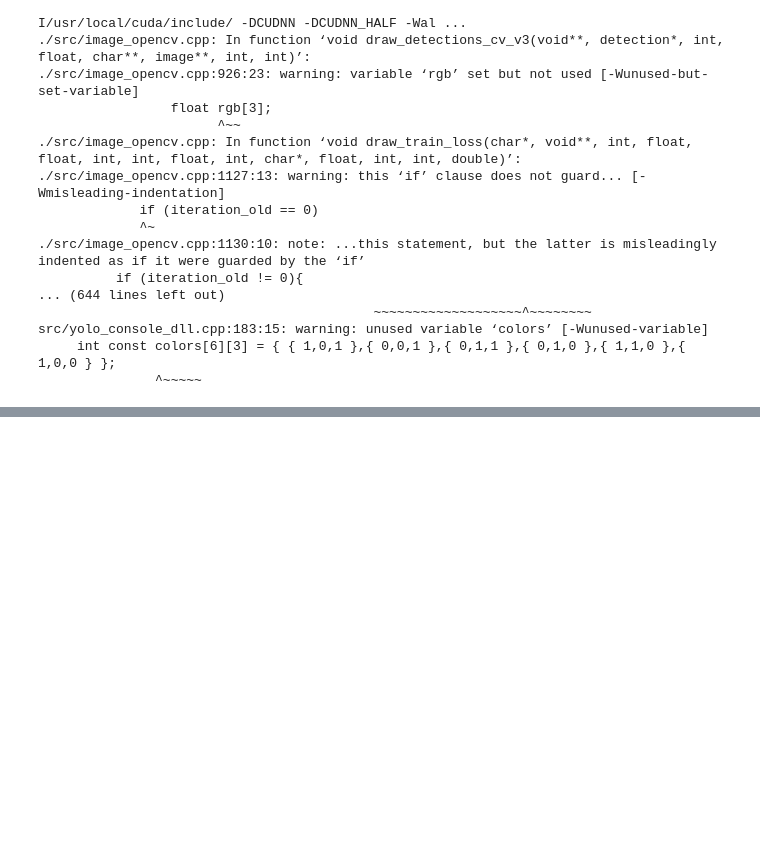
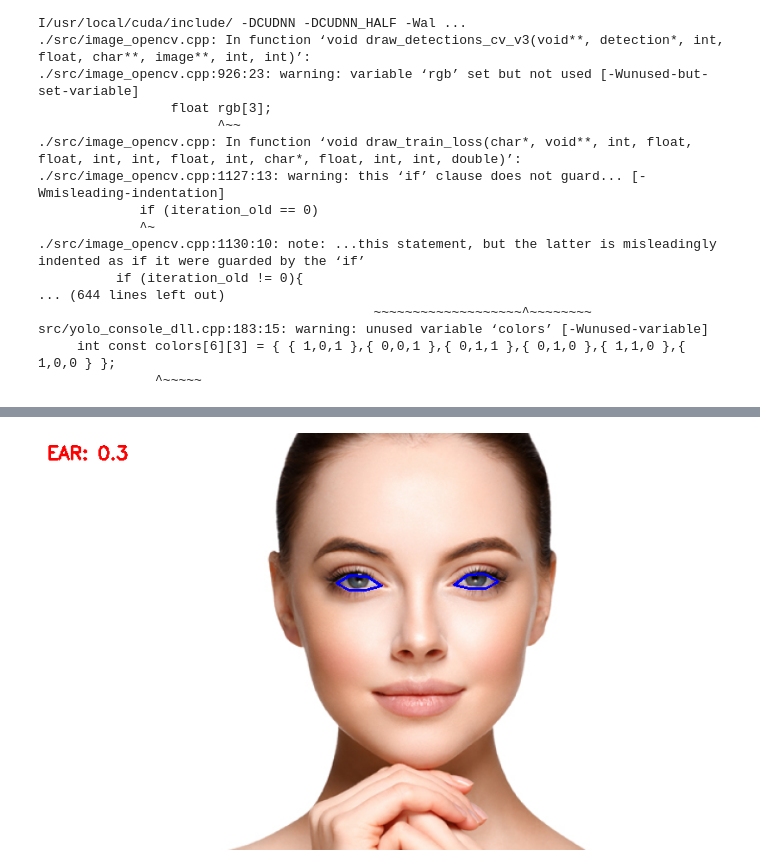
Before and after one commit to Is-Dani/Com470-DanitzaOrtizMorales, a Jupyter notebook: puntos_referencia_yolo.ipynb, the cells around one changed output, grey strips where cells are left out. Cells and saved outputs as stored; diff of their text form; code cells hidden in the pictures; blank space fills up the shorter version.

```diff
--- a/puntos_referencia_yolo.ipynb
+++ b/puntos_referencia_yolo.ipynb
@@ -309,0 +327,83 @@ while True:
+# %%
+def eye_aspect_ratio(eye):
+    p2_minus_p6 = dist.euclidean(eye[1], eye[5])
+    p3_minus_p5 = dist.euclidean(eye[2], eye[4])
+    p1_minus_p4 = dist.euclidean(eye[0], eye[3])
+    ear = (p2_minus_p6 + p3_minus_p5) / (2.0 * p1_minus_p4)
+    return ear
+# %%
+import cv2
+import dlib
+import imutils
+from imutils import face_utils
+from scipy.spatial import distance as dist
+from google.colab.patches import cv2_imshow
+
+
+#Global Configuration Variables
+FACIAL_LANDMARK_PREDICTOR = "/content/drive/MyDrive/IA3/dlib/shape_predictor_68_face_landmarks.dat"
+# path to dlib's pre-trained facial landmark predictor
+MINIMUM_EAR = 0.2    # Minimum EAR for both the eyes to mark the eyes as open
+
+
+#Initializations
+faceDetector = dlib.get_frontal_face_detector()
+landmarkFinder = dlib.shape_predictor(FACIAL_LANDMARK_PREDICTOR)
+# webcamFeed = cv2.VideoCapture(0)
+# faceDetector = predictor
+# print(faceDetector)
+# # dlib's HOG based face detector
+# # dlib's landmark finder/predcitor inside detected face
+
+# # Finding landmark id for left and right eyes
+(leftEyeStart, leftEyeEnd) = face_utils.FACIAL_LANDMARKS_IDXS["left_eye"]
+(rightEyeStart, rightEyeEnd) = face_utils.FACIAL_LANDMARKS_IDXS["right_eye"]
+
+
+
+def eye_aspect_ratio(eye):
+    p2_minus_p6 = dist.euclidean(eye[1], eye[5])
+    p3_minus_p5 = dist.euclidean(eye[2], eye[4])
+    p1_minus_p4 = dist.euclidean(eye[0], eye[3])
+    ear = (p2_minus_p6 + p3_minus_p5) / (2.0 * p1_minus_p4)
+    return ear
+
+
+image = cv2.imread("/content/drive/MyDrive/IA3/pruebas/82981-CARA.jpg")
+image_h, image_w, c= image.shape
+image = imutils.resize(image, width=800)
+grayImage = cv2.cvtColor(image, cv2.COLOR_BGR2GRAY)
+# rect= dlib.rectangle()
+
+faces = faceDetector(grayImage, 0)
+# faces = predictor.predict(grayImage, img_size=(192,192))
+
+for face in faces:
+
+
+    faceLandmarks = landmarkFinder(grayImage, face)
+    faceLandmarks = face_utils.shape_to_np(faceLandmarks)
+
+    leftEye = faceLandmarks[leftEyeStart:leftEyeEnd]
+    rightEye = faceLandmarks[rightEyeStart:rightEyeEnd]
+
+    leftEAR = eye_aspect_ratio(leftEye)
+    rightEAR = eye_aspect_ratio(rightEye)
+
+    ear = (leftEAR + rightEAR) / 2.0
+
+    leftEyeHull = cv2.convexHull(leftEye)
+    rightEyeHull = cv2.convexHull(rightEye)
+
+    cv2.drawContours(image, [leftEyeHull], -1, (255, 0, 0), 2)
+    cv2.drawContours(image, [rightEyeHull], -1, (255, 0, 0), 2)
+
+    cv2.putText(image, "EAR: {}".format(round(ear, 1)), (10, 30), cv2.FONT_HERSHEY_SIMPLEX, 0.7, (0, 0, 255), 2)
+
+    if ear < MINIMUM_EAR:
+        cv2.putText(image, "Drowsiness", (10, 50), cv2.FONT_HERSHEY_SIMPLEX, 0.7, (0, 0, 255), 2)
+    print(face)
+
+cv2_imshow( image)
+cv2.waitKey(0)
+# %% [output]
@@ -309,0 +411 @@ while True:
+[figure, added]
```
Also changed, not shown: parts of 5 cells of this notebook.
